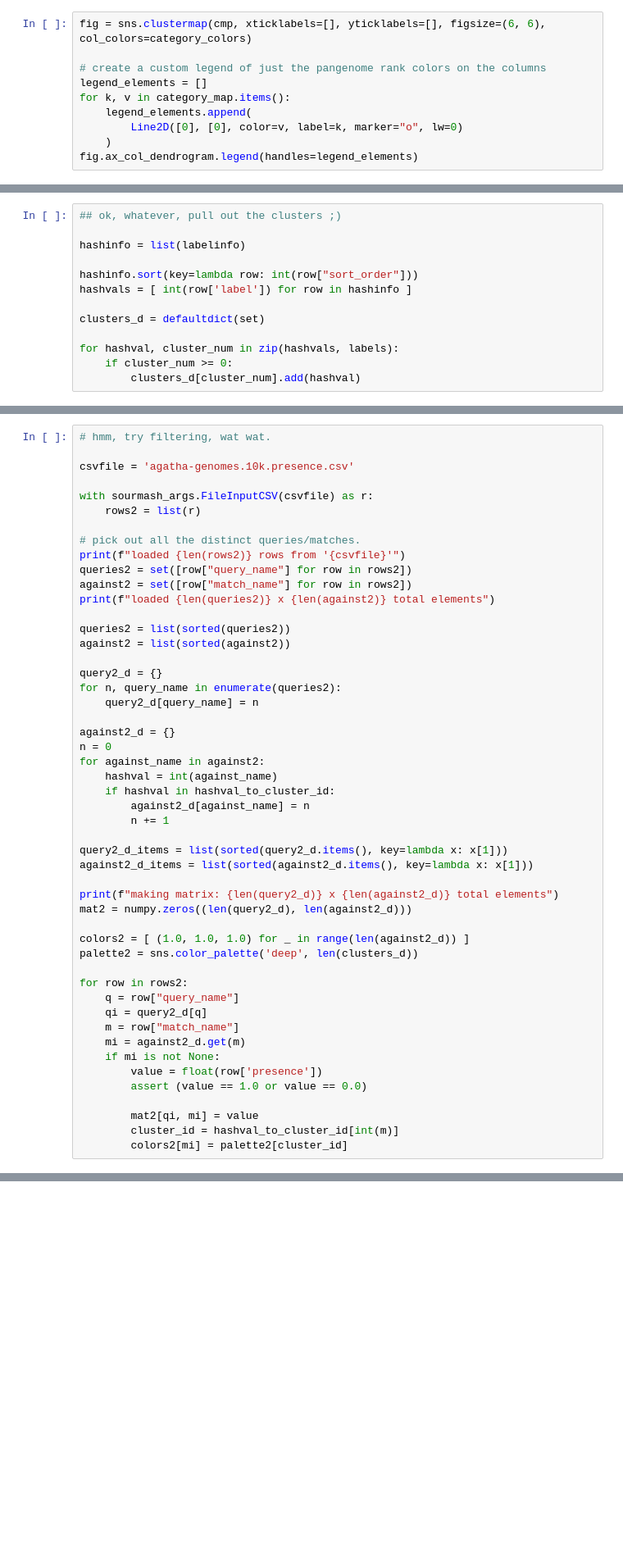
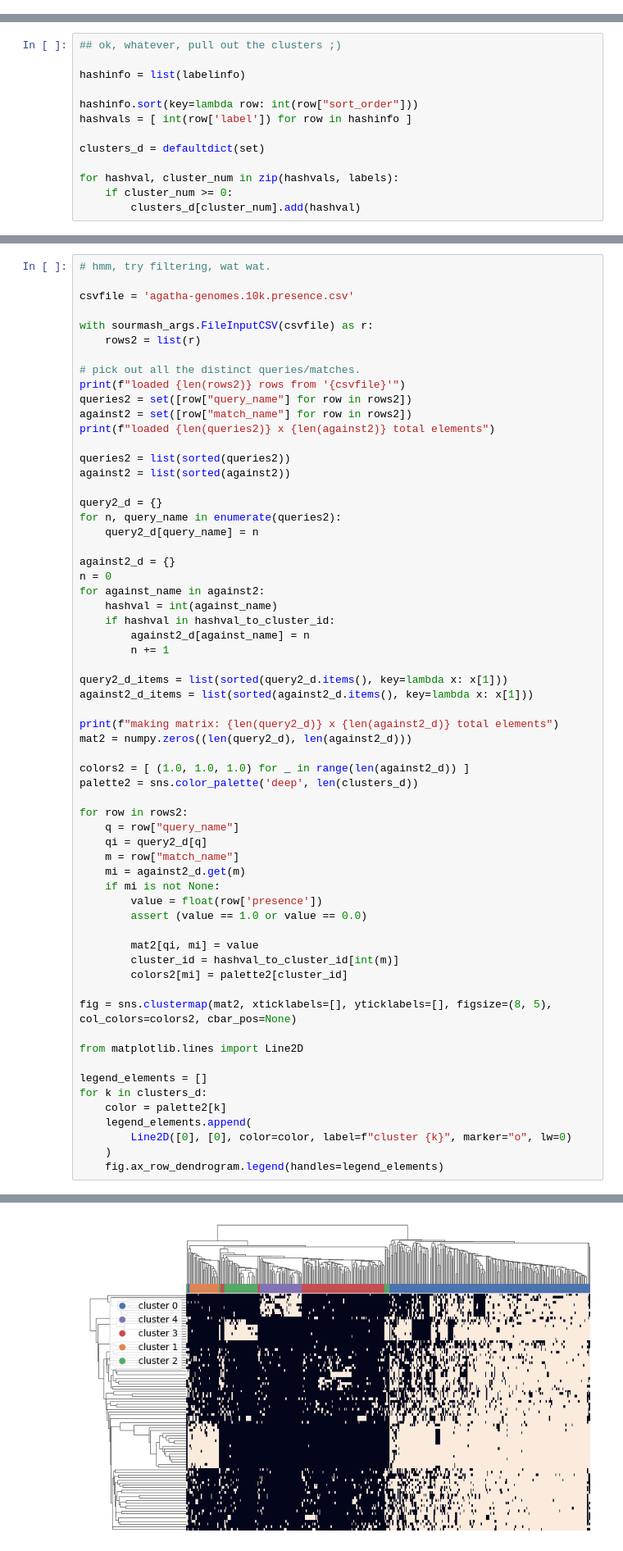
Before and after one commit to ctb/2024-pangenome-hash-corr, a Jupyter notebook: hdbscan.ipynb, the cells around one changed output, grey strips where cells are left out. Shown at 82% size. Drawn from its saved outputs; the diff is of its cells as text; blank space fills up the shorter version.

```diff
--- a/hdbscan.ipynb
+++ b/hdbscan.ipynb
@@ -100,13 +104,3 @@ with sourmash_args.FileInputCSV(cmplabelsfile) as r:
 category_map, category_colors = load_categories_csv(categories_file, labelinfo)
 # %% [output]
 found category key: label
-# %%
-fig = sns.clustermap(cmp, xticklabels=[], yticklabels=[], figsize=(6, 6), col_colors=category_colors)
-
-# create a custom legend of just the pangenome rank colors on the columns
-legend_elements = []
-for k, v in category_map.items():
-    legend_elements.append(
-        Line2D([0], [0], color=v, label=k, marker="o", lw=0)
-    )
-fig.ax_col_dendrogram.legend(handles=legend_elements)
@@ -283,4 +280,16 @@ for row in rows2:
         mat2[qi, mi] = value
         cluster_id = hashval_to_cluster_id[int(m)]
         colors2[mi] = palette2[cluster_id]
+
+fig = sns.clustermap(mat2, xticklabels=[], yticklabels=[], figsize=(8, 5), col_colors=colors2, cbar_pos=None)
+
+from matplotlib.lines import Line2D
+
+legend_elements = []
+for k in clusters_d:
+    color = palette2[k]
+    legend_elements.append(
+        Line2D([0], [0], color=color, label=f"cluster {k}", marker="o", lw=0)
+    )
+    fig.ax_row_dendrogram.legend(handles=legend_elements)
 # %% [output]
@@ -289,0 +299 @@ making matrix: 91 x 311 total elements
+[figure, added]
```
Also changed, not shown: parts of 18 cells of this notebook, 2 other files.
